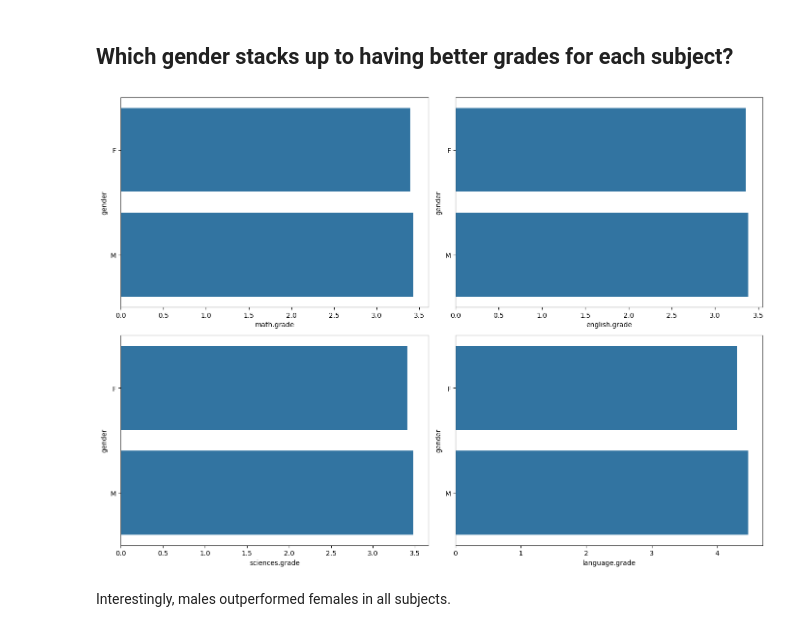
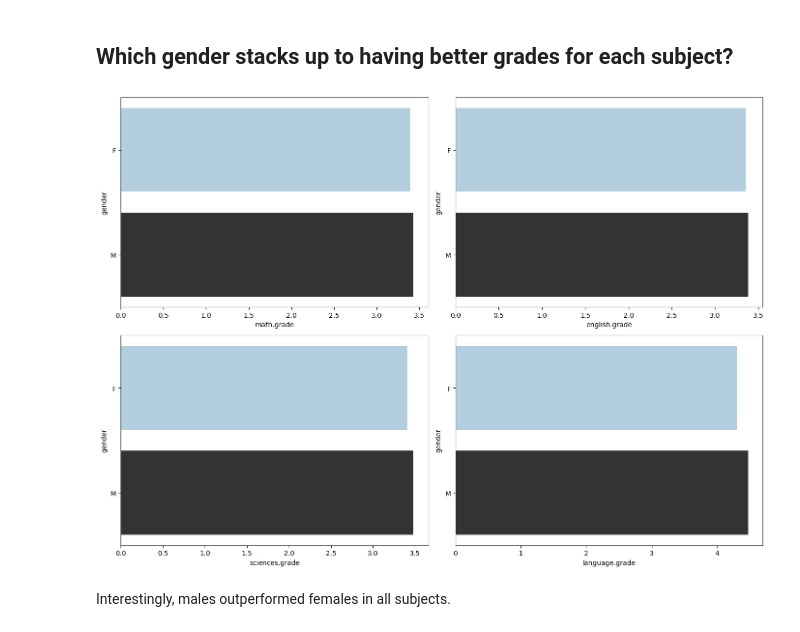
Before and after one commit to omajy/grade-analyser, a Jupyter notebook: grade-analysis.ipynb, the cells around one changed output. Drawn from its saved outputs; the diff is of its cells as text; code cells hidden in the pictures.

```diff
--- a/grade-analysis.ipynb
+++ b/grade-analysis.ipynb
@@ -41,6 +43,6 @@ fig, axes = plt.subplots(2, 2, figsize=(14, 10))  # 2x2 grid
 for i, subject in enumerate(subjects):
     ax = axes[i // 2, i % 2]
     top_10 = df.groupby('nationality')[subject].mean().nlargest(10).reset_index()
-    sns.barplot(data=top_10, x=subject, y='nationality', ax=ax)
+    sns.barplot(data=top_10, x=subject, y='nationality', hue=subject, legend=False, ax=ax, palette = 'Blues_d')
     plt.tight_layout()
 # %% [output]
@@ -52,12 +54,12 @@ People from Bangladesh were consistently the highest achievers in all subjects b
 # %%
 fig, axes = plt.subplots(2, 2, figsize=(14, 10))
 for i, subject in enumerate(subjects):
     ax = axes[i // 2, i % 2]
     filtered_df = df.query('gender != "other"')
     genders = filtered_df.groupby('gender')[subject].mean().reset_index()
-    sns.barplot(data=genders, x=subject, y='gender', ax=ax)
+    sns.barplot(data=genders, x=subject, y='gender', hue=subject, legend=False, ax=ax, palette = 'Blues_d')
     plt.tight_layout()
 # %% [output]
-[figure, old version]
+[figure, new version]
 # %% [markdown]
 Interestingly, males outperformed females in all subjects.
```
Also changed, not shown: parts of 7 cells of this notebook.
